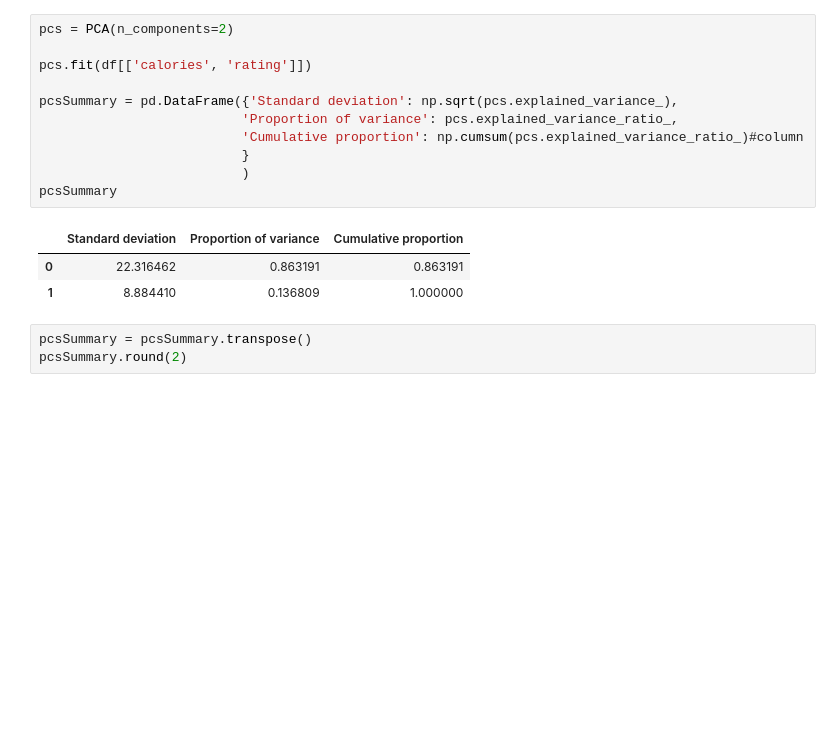
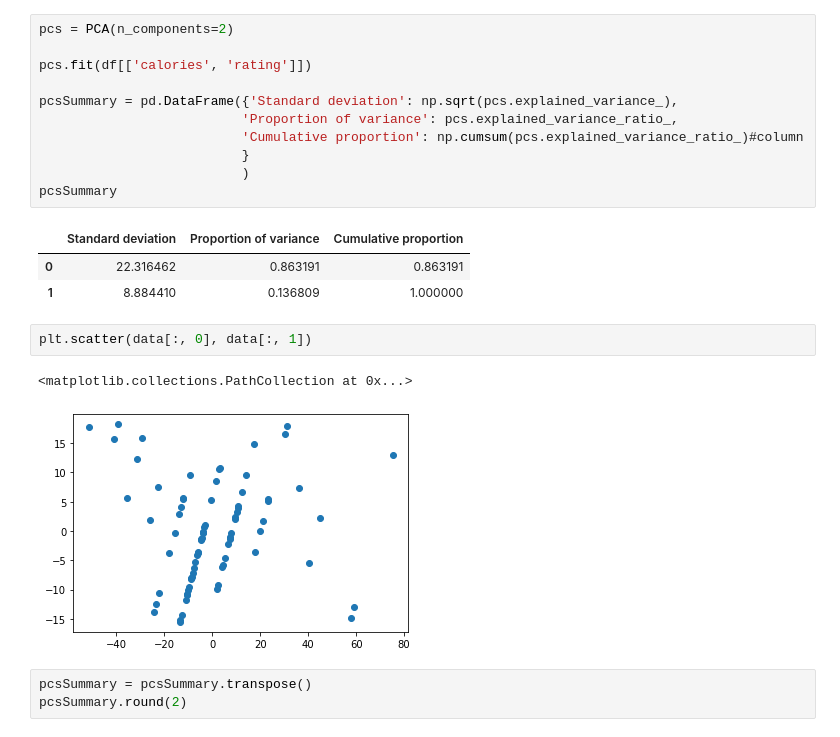
Before and after one commit to PosgradoMNA/actividades-del-projecto-cad_equipo_11, a Jupyter notebook: examples/PCA.ipynb, the cells around one changed output. Drawn from its saved outputs; the diff is of its cells as text; blank space fills up the shorter version.

```diff
--- a/examples/PCA.ipynb
+++ b/examples/PCA.ipynb
@@ -128,6 +138,11 @@ pcsSummary
 |  | Standard deviation | Proportion of variance | Cumulative proportion |
 | 0 | 22.316462 | 0.863191 | 0.863191 |
 | 1 | 8.884410 | 0.136809 | 1.000000 |
+# %%
+plt.scatter(data[:, 0], data[:, 1])
+# %% [output]
+<matplotlib.collections.PathCollection at 0x...>
+[figure, added]
 # %%
 pcsSummary = pcsSummary.transpose()
 pcsSummary.round(2)
```
Also changed, not shown: parts of 8 cells of this notebook, 1 other file.
